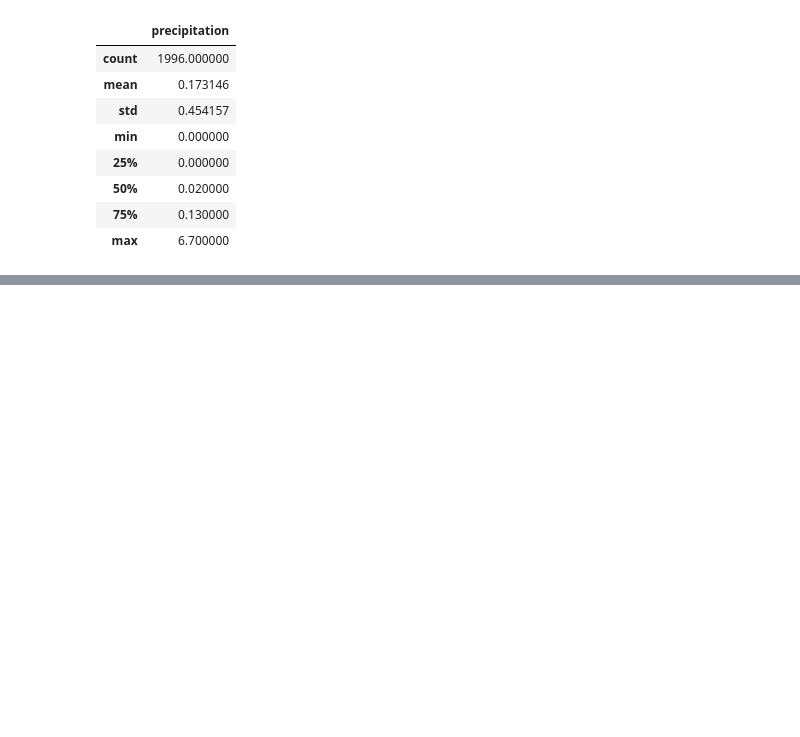
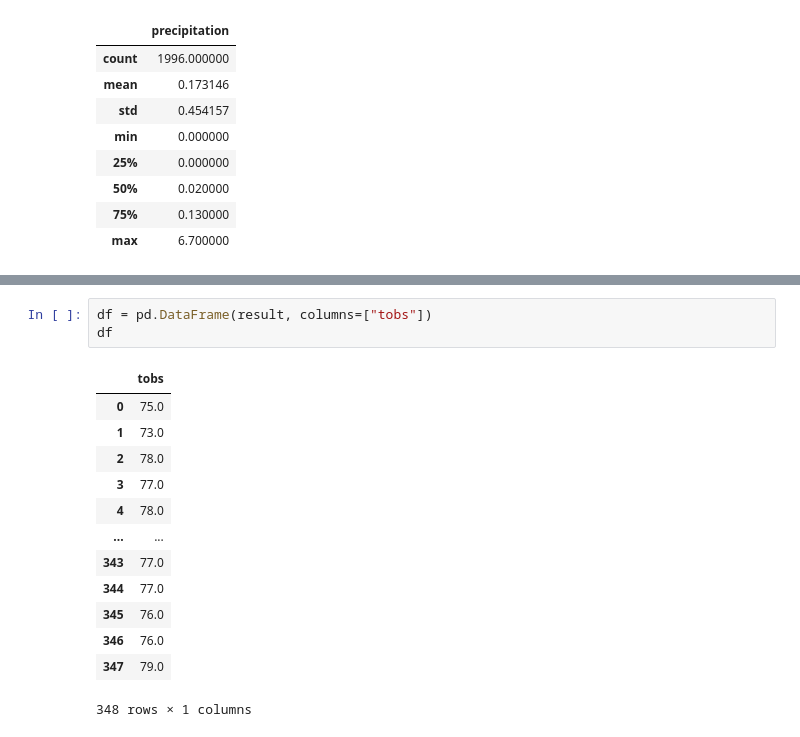
Before and after one commit to kushallsharma/surfsup, a Jupyter notebook: climate_analysis.ipynb, the cells around one changed output, grey strips where cells are left out. Cells and saved outputs as stored; diff of their text form; blank space fills up the shorter version.

```diff
--- a/climate_analysis.ipynb
+++ b/climate_analysis.ipynb
@@ -96,0 +145,17 @@ df.describe()
+# %%
+df = pd.DataFrame(result, columns=["tobs"])
+df
+# %% [output]
+|  | tobs |
+| 0 | 75.0 |
+| 1 | 73.0 |
+| 2 | 78.0 |
+| 3 | 77.0 |
+| 4 | 78.0 |
+| ... | ... |
+| 343 | 77.0 |
+| 344 | 77.0 |
+| 345 | 76.0 |
+| 346 | 76.0 |
+| 347 | 79.0 |
+348 rows × 1 columns
```
Also changed, not shown: parts of 7 cells of this notebook.
